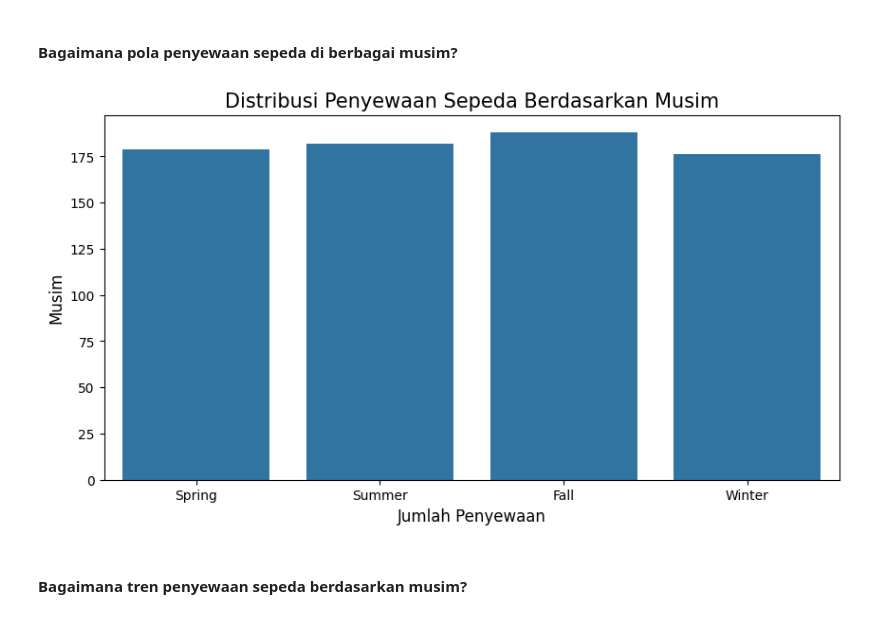
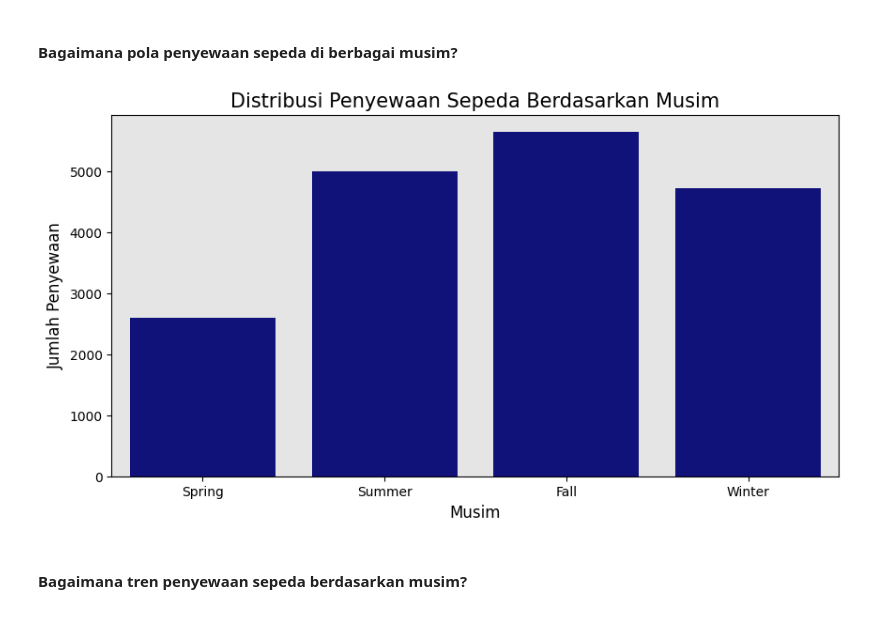
Before and after one commit to rianadwi25/bike-sharing, a Jupyter notebook: notebook.ipynb, the cells around one changed output. Drawn from its saved outputs; the diff is of its cells as text; code cells hidden in the pictures.

```diff
--- a/notebook.ipynb
+++ b/notebook.ipynb
@@ -408,7 +408,7 @@ time_df.head()
 | 3 | 4 | 2011-01-04 | 1 | 0 | 1 | 0 | 2 | 1 | 1 | 0.200000 | ... |
 | 4 | 5 | 2011-01-05 | 1 | 0 | 1 | 0 | 3 | 1 | 1 | 0.226957 | ... |
 # %%
-byseason_df = date_df.groupby(by="season").cnt.nunique().reset_index()
+byseason_df = date_df.groupby(by="season").cnt.mean().reset_index()
 byseason_df.rename(columns={
     "cnt": "cnt_day"
 }, inplace=True)
@@ -452,17 +452,29 @@ bycasual_df
 # %%
 plt.figure(figsize=(10, 5))
 sns.barplot(
+    x="season",
     y="cnt_day",
-    x="season",
-    data=byseason_df.sort_values(by="cnt_day", ascending=False)
+    data=byseason_df.sort_values(by="cnt_day", ascending=False),
+    color="darkblue"
 )
+
+# Menambahkan judul dan label
 plt.title("Distribusi Penyewaan Sepeda Berdasarkan Musim", loc="center", fontsize=15)
-plt.ylabel("Musim", fontsize=12)
-plt.xlabel("Jumlah Penyewaan", fontsize=12)
-plt.xticks(ticks=[0, 1, 2, 3,], labels=["Spring", "Summer", "Fall", "Winter"]) #perhatikan perubahan ticks
+plt.ylabel("Jumlah Penyewaan", fontsize=12)
+plt.xlabel("Musim", fontsize=12)
+
+# Menyesuaikan label sumbu X
+plt.xticks(ticks=[0, 1, 2, 3], labels=["Spring", "Summer", "Fall", "Winter"])
+
+# Menyesuaikan skala Y agar lebih mirip dengan gambar
+
+# Menyesuaikan warna latar belakang
+plt.gca().set_facecolor("#E5E5E5")
+
+# Menampilkan plot
 plt.show()
 # %% [output]
-[figure, old version]
+[figure, new version]
 # %% [markdown]
 #### Bagaimana tren penyewaan sepeda berdasarkan musim?
 # %%
```
Also changed, not shown: parts of 5 cells of this notebook, 2 other files.
